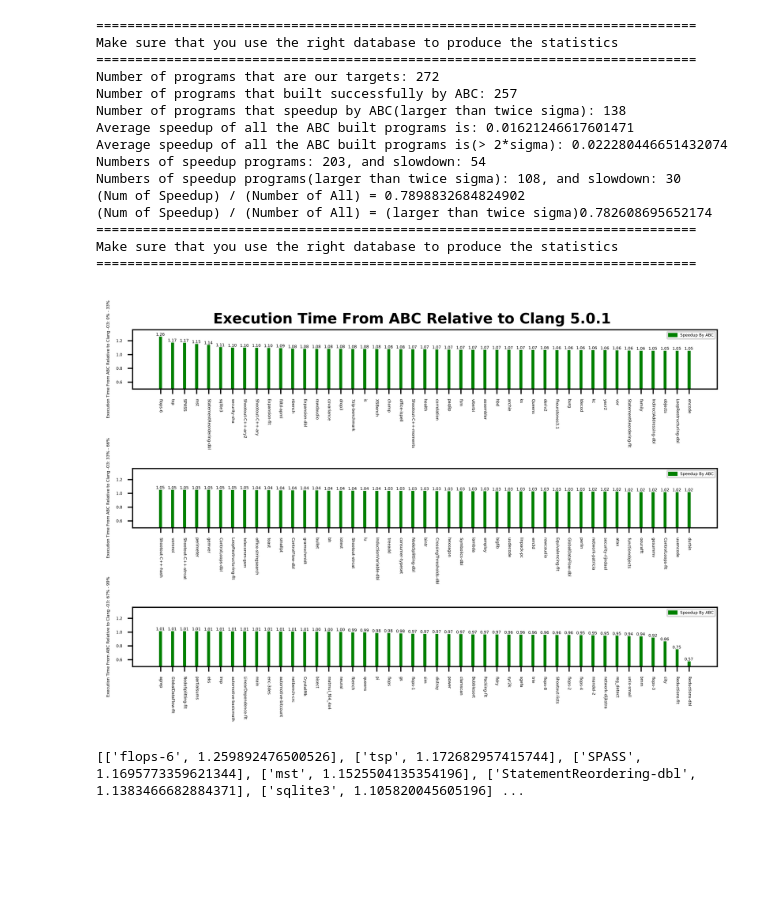
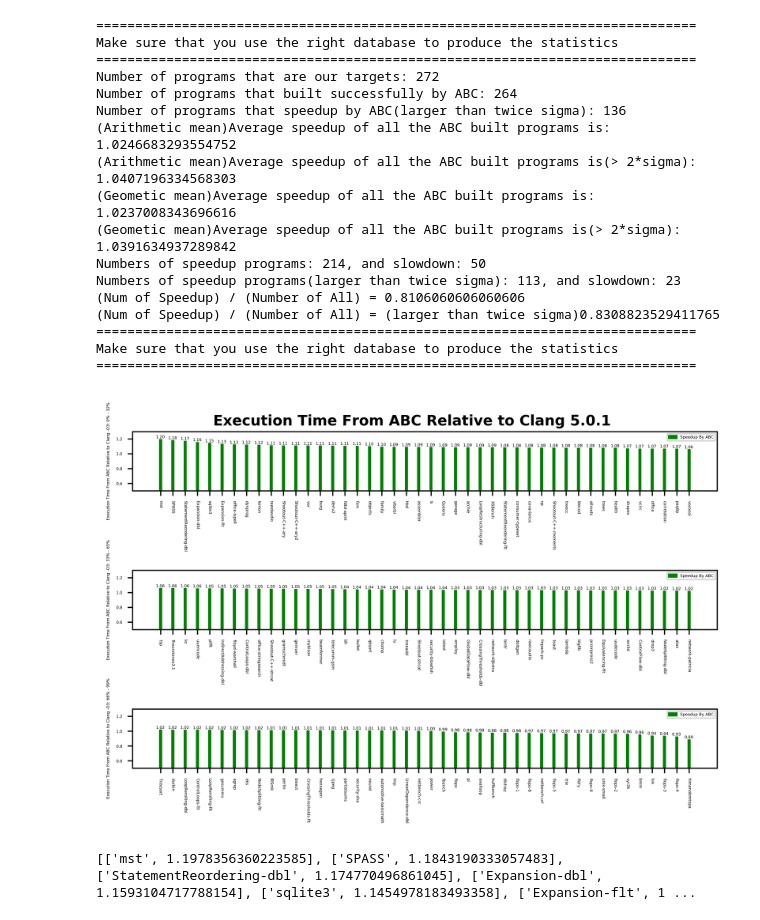
Before and after one commit to JaredCJR/ThesisTools, a Jupyter notebook: PassInstrument/inference/SpeedupEvaluation/LoadAndDraw.ipynb, the cells around one changed output. Saved outputs shown, nothing was run; the diff lists cells and outputs as text; code cells hidden in the pictures; blank space fills up the shorter version.

Commit message:
Add geometric mean during drawing

```diff
--- a/PassInstrument/inference/SpeedupEvaluation/LoadAndDraw.ipynb
+++ b/PassInstrument/inference/SpeedupEvaluation/LoadAndDraw.ipynb
@@ -5,8 +5,14 @@ import matplotlib.pyplot as plt
 import matplotlib.patches as mpatches
 from operator import itemgetter
 import copy
+import operator
+import functools
 
 %matplotlib inline
+
+def GeoMean(iterable):
+    power = 1.0 / len(iterable)
+    return functools.reduce(operator.mul, iterable) ** power
 
 def GraphGenerator_AutoLabel(rects, ax, location):
     """
@@ -94,8 +100,8 @@ def DrawBarChart(Inputs, Title, Ymax = None, Ymin = None):
 
 
 if __name__ == '__main__':
-    TargetDir = "legacy_data/log-04-10_08-12"
-    #TargetDir = "legacy_data/log-04-03_21-20"
+    #TargetDir = "legacy_data/log-04-10_08-12"
+    TargetDir = "legacy_data/log-04-03_21-20"
     #TargetDir = "legacy_data/log-03-31_16-53"
     ABC_cycles_mean = json.load(open(TargetDir + '/' + "ABC_cycles_mean.json"))
     Orig_cycles_mean = json.load(open("Orig_cycles_mean.json"))
@@ -114,21 +120,23 @@ if __name__ == '__main__':
     '''
     TotalSpeedup = 0.0
     TotalSpeedupCount = 0
+    TotalSpeedupList = []
+    LargerThanTwiceSigmaSpeedupList = []
     for target in AvailableKeys:
         new = ABC_cycles_mean[target]
         old = Orig_cycles_mean[target]
-        speedup = (old - new) / old
+        speedup = old / new
         sigma = Orig_cycles_sigma[target]
         SpeedupDict[target] = {}
         SpeedupDict[target]['new'] = new
         SpeedupDict[target]['old'] = old
         SpeedupDict[target]['speedup'] = speedup
+        TotalSpeedupList.append(speedup)
         SpeedupDict[target]['sigma'] = sigma
-        TotalSpeedup += speedup
-        if speedup > 0:
+        if speedup > 1:
             TotalSpeedupCount += 1
 
-    AvgSpeedupAll = TotalSpeedup / len(AvailableKeys)
+    AvgSpeedupAll = sum(TotalSpeedupList) / len(TotalSpeedupList)
     '''
     Discard the speedup or slow-down less than twice sigma
     '''
@@ -136,52 +144,57 @@ if __name__ == '__main__':
     TotalSpeedupCountLargerThanTwice = copy.deepcopy(TotalSpeedupCount)
     for target, info in SpeedupDict.items():
         if abs(info['new'] - info['old']) < 2*info['sigma']:
-            TotalSpeedup -= SpeedupDict[target]['speedup']
             SelectedSpeedupDict.pop(target, None)
-            if SpeedupDict[target]['speedup'] > 0:
+            if SpeedupDict[target]['speedup'] > 1:
                 TotalSpeedupCountLargerThanTwice -= 1
-    AvgSpeedupLargerThanTwice = TotalSpeedup / len(SelectedSpeedupDict.keys())
+        else:
+            LargerThanTwiceSigmaSpeedupList.append(info['speedup'])
+    AvgSpeedupLargerThanTwice = sum(LargerThanTwiceSigmaSpeedupList) / len(LargerThanTwiceSigmaSpeedupList)
     print('=============================================================================')
     print('Make sure that you use the right database to produce the statistics')
     print('=============================================================================')
     print("Number of programs that are our targets: {}".format(len(Orig_cycles_mean)))
     print("Number of programs that built successfully by ABC: {}".format(len(SpeedupDict)))
     print("Number of programs that speedup by ABC(larger than twice sigma): {}".format(len(SelectedSpeedupDict)))
-    print("Average speedup of all the ABC built programs is: {}".format(AvgSpeedupAll))
-    print("Average speedup of all the ABC built programs is(> 2*sigma): {}".format(AvgSpeedupLargerThanTwice))
+    print("(Arithmetic mean)Average speedup of all the ABC built programs is: {}".format(AvgSpeedupAll))
+    print("(Arithmetic mean)Average speedup of all the ABC built programs is(> 2*sigma): {}".format(AvgSpeedupLargerThanTwice))
+    print("(Geometic mean)Average speedup of all the ABC built programs is: {}".format(GeoMean(TotalSpeedupList)))
+    print("(Geometic mean)Average speedup of all the ABC built programs is(> 2*sigma): {}".format(GeoMean(LargerThanTwiceSigmaSpeedupList)))
     print("Numbers of speedup programs: {}, and slowdown: {}".format(TotalSpeedupCount, len(SpeedupDict)-TotalSpeedupCount))
     print("Numbers of speedup programs(larger than twice sigma): {}, and slowdown: {}".format(
         TotalSpeedupCountLargerThanTwice, len(SelectedSpeedupDict)-TotalSpeedupCountLargerThanTwice))
     print("(Num of Speedup) / (Number of All) = {}".format(TotalSpeedupCount/ len(SpeedupDict)))
     print("(Num of Speedup) / (Number of All) = (larger than twice sigma){}".format(TotalSpeedupCountLargerThanTwice/ len(SelectedSpeedupDict)))
     print('=============================================================================')
     print('Make sure that you use the right database to produce the statistics')
     print('=============================================================================')
 
     GraphData = []
     for target, info in SelectedSpeedupDict.items():
-        GraphData.append([target, info['speedup']+1] )
+        GraphData.append([target, info['speedup']] )
     '''
     Sort the data in descending order for plotting graph.
     '''
     GraphData.sort(key=itemgetter(1), reverse=True)
     DrawBarChart(Inputs=GraphData, Title="Execution Time From ABC Relative to Clang 5.0.1", Ymax = GraphData[0][1]+0.10, Ymin = 0.5)
     print(GraphData)
 # %% [output]
 =============================================================================
 Make sure that you use the right database to produce the statistics
 =============================================================================
 Number of programs that are our targets: 272
-Number of programs that built successfully by ABC: 257
-Number of programs that speedup by ABC(larger than twice sigma): 138
-Average speedup of all the ABC built programs is: 0.01621246617601471
-Average speedup of all the ABC built programs is(> 2*sigma): 0.022280446651432074
-Numbers of speedup programs: 203, and slowdown: 54
-Numbers of speedup programs(larger than twice sigma): 108, and slowdown: 30
-(Num of Speedup) / (Number of All) = 0.7898832684824902
-(Num of Speedup) / (Number of All) = (larger than twice sigma)0.782608695652174
+Number of programs that built successfully by ABC: 264
+Number of programs that speedup by ABC(larger than twice sigma): 136
+(Arithmetic mean)Average speedup of all the ABC built programs is: 1.0246683293554752
+(Arithmetic mean)Average speedup of all the ABC built programs is(> 2*sigma): 1.0407196334568303
+(Geometic mean)Average speedup of all the ABC built programs is: 1.0237008343696616
+(Geometic mean)Average speedup of all the ABC built programs is(> 2*sigma): 1.0391634937289842
+Numbers of speedup programs: 214, and slowdown: 50
+Numbers of speedup programs(larger than twice sigma): 113, and slowdown: 23
+(Num of Speedup) / (Number of All) = 0.8106060606060606
+(Num of Speedup) / (Number of All) = (larger than twice sigma)0.8308823529411765
 =============================================================================
 Make sure that you use the right database to produce the statistics
 =============================================================================
-[figure, old version]
+[figure, new version]
-[['flops-6', 1.259892476500526], ['tsp', 1.172682957415744], ['SPASS', 1.1695773359621344], ['mst', 1.1525504135354196], ['StatementReordering-dbl', 1.1383466682884371], ['sqlite3', 1.105820045605196] ...
+[['mst', 1.1978356360223585], ['SPASS', 1.1843190333057483], ['StatementReordering-dbl', 1.174770496861045], ['Expansion-dbl', 1.1593104717788154], ['sqlite3', 1.1454978183493358], ['Expansion-flt', 1 ...
```
Also changed, not shown: 2 other files.
